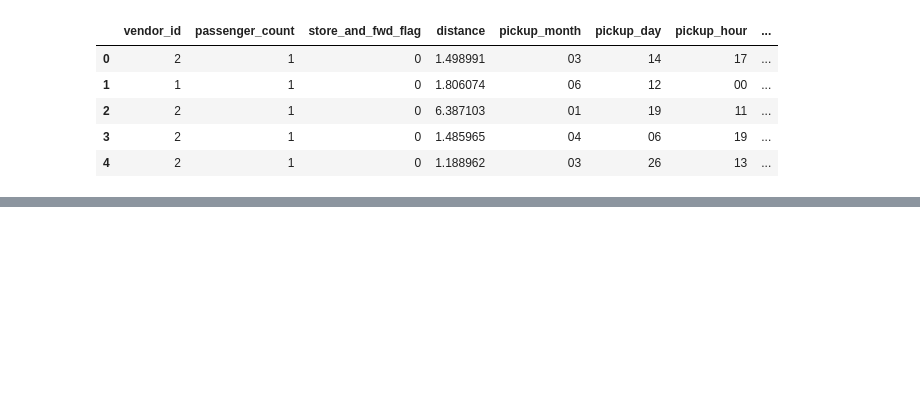
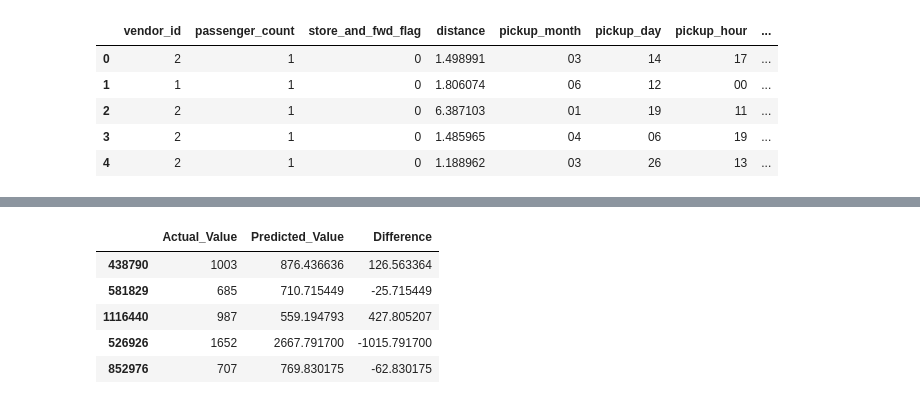
Before and after one commit to AravindMuralit/CBD_2214, a Jupyter notebook: NYC_duration_project.ipynb, the cells around one changed output, grey strips where cells are left out. Saved outputs shown, nothing was run; the diff lists cells and outputs as text; code cells hidden in the pictures; blank space fills up the shorter version.

```diff
--- a/NYC_duration_project.ipynb
+++ b/NYC_duration_project.ipynb
@@ -711,0 +709,9 @@ difftable.head()
+# %%
+difftable.tail()
+# %% [output]
+|  | Actual_Value | Predicted_Value | Difference |
+| 438790 | 1003 | 876.436636 | 126.563364 |
+| 581829 | 685 | 710.715449 | -25.715449 |
+| 1116440 | 987 | 559.194793 | 427.805207 |
+| 526926 | 1652 | 2667.791700 | -1015.791700 |
+| 852976 | 707 | 769.830175 | -62.830175 |
```
Also changed, not shown: parts of 10 cells of this notebook.
